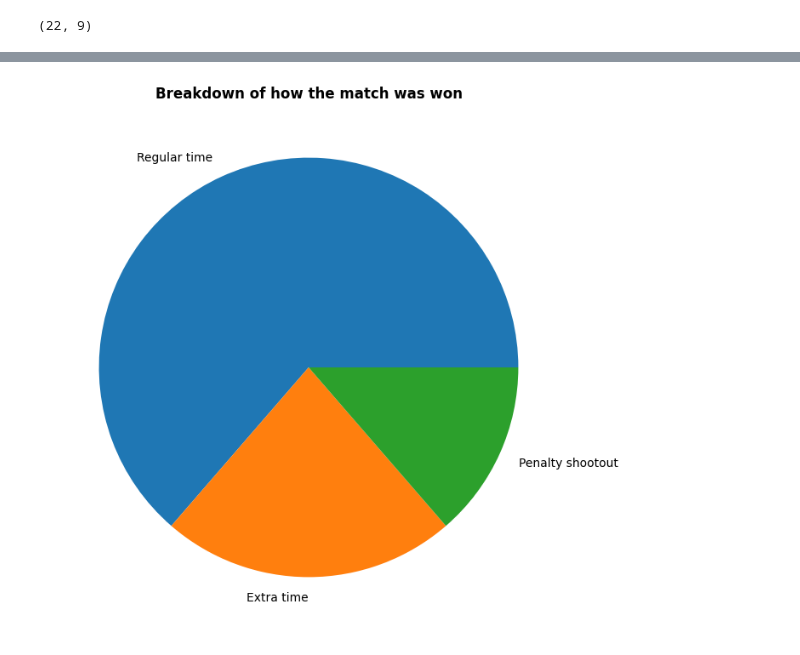
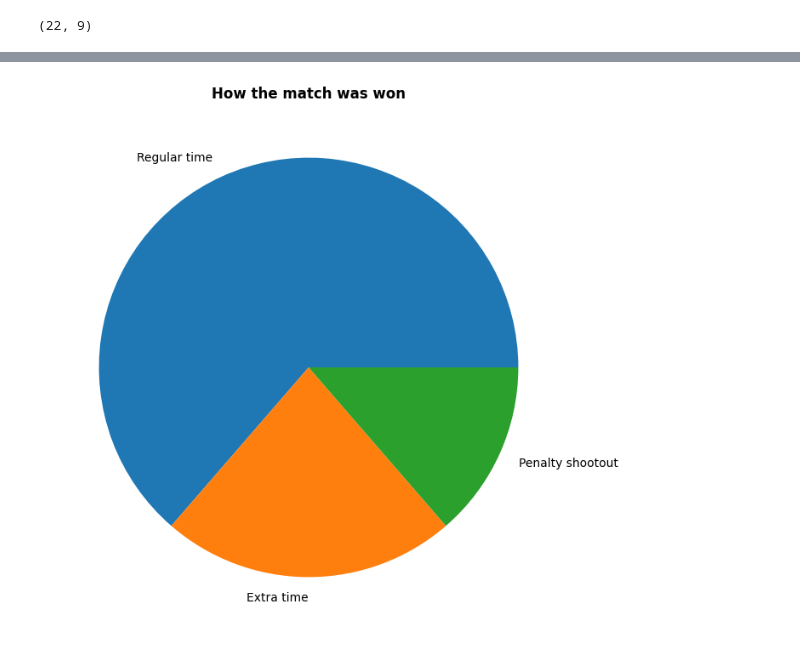
Before and after one commit to guilhermelaviola/SoccerCompetitionsStudy, a Jupyter notebook: FIFAWorldCupStudy.ipynb, the cells around one changed output, grey strips where cells are left out. Saved outputs shown, nothing was run; the diff lists cells and outputs as text; code cells hidden in the pictures.

```diff
--- a/FIFAWorldCupStudy.ipynb
+++ b/FIFAWorldCupStudy.ipynb
@@ -65,9 +75,9 @@ plt.plot(wc['Year'], wc['Attendance'])
 # %%
-# Displaying number of runners-up by club:
+# Displaying the distribution of the way the match was won:
 wc.groupby('Year').first()['How the game was won'].value_counts().plot(kind = 'pie',
                                                                      figsize = (8, 8))
 plt.ylabel(None)
-plt.title('Breakdown of how the match was won', fontweight = 'bold')
+plt.title('How the match was won', fontweight = 'bold')
 plt.show()
 # %% [output]
-[figure, old version]
+[figure, new version]
```
Also changed, not shown: parts of 3 cells of this notebook.
